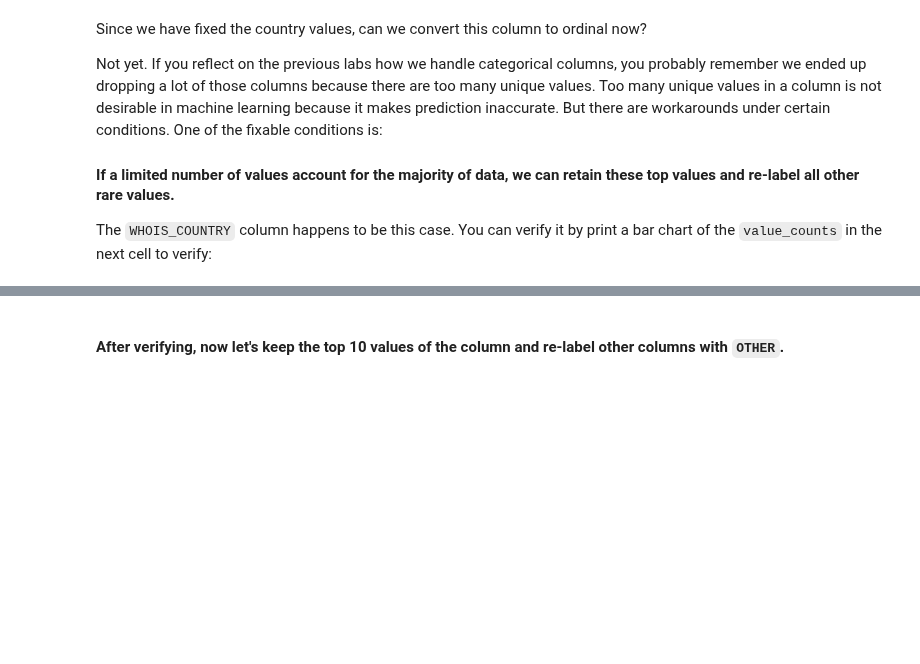
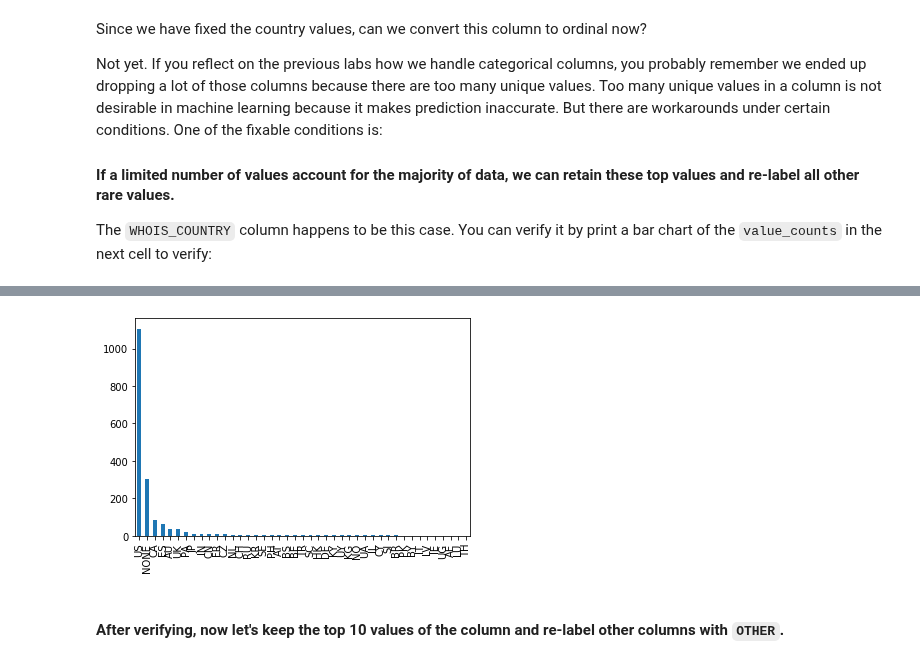
Before and after one commit to ironhack-datalabs/datamad1020, a Jupyter notebook: module-3/lab-supervised-learning/your-code/main.ipynb, the cells around one changed output, grey strips where cells are left out. Drawn from its saved outputs; the diff is of its cells as text; code cells hidden in the pictures; blank space fills up the shorter version.

```diff
--- a/module-3/lab-supervised-learning/your-code/main.ipynb
+++ b/module-3/lab-supervised-learning/your-code/main.ipynb
@@ -210,0 +208,15 @@ How to handle string columns is always case by case. Let's start by working on `
+# %%
+# Your code here
+print(f"unique countries:{set(df['WHOIS_COUNTRY'])}\n")
+
+df['WHOIS_COUNTRY']=df['WHOIS_COUNTRY'].str.upper()
+print(f"unique countries:{set(df['WHOIS_COUNTRY'])}\n")
+
+df['WHOIS_COUNTRY']= df['WHOIS_COUNTRY'].replace(to_replace='CYPRUS',value='CY')
+print(f"unique countries:{set(df['WHOIS_COUNTRY'])}\n")
+
+df['WHOIS_COUNTRY']= df['WHOIS_COUNTRY'].replace(to_replace='UNITED KINGDOM'
+,value='UK')
+print(f"unique countries:{set(df['WHOIS_COUNTRY'])}\n")
+
+df['WHOIS_COUNTRY']=np.where(df['WHOIS_COUNTRY'].str.contains("GB"), "UK", df['WHOIS_COUNTRY'])
@@ -221,2 +259,6 @@ The `WHOIS_COUNTRY` column happens to be this case. You can verify it by print a
+# %%
+df['WHOIS_COUNTRY'].value_counts().plot(kind='bar');
+# %% [output]
+[figure, added]
 # %% [markdown]
 #### After verifying, now let's keep the top 10 values of the column and re-label other columns with `OTHER`.
```
Also changed, not shown: parts of 29 cells of this notebook.
